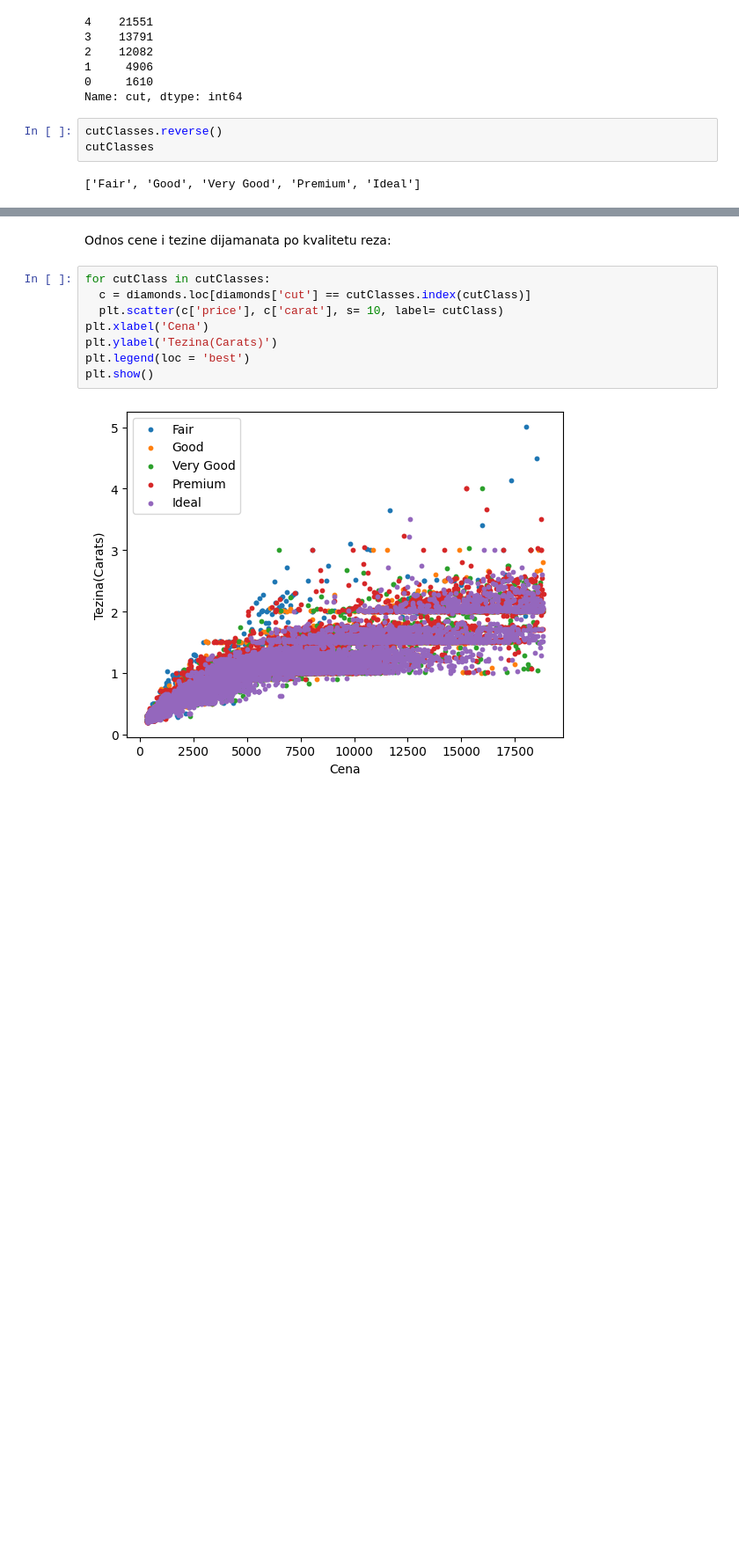
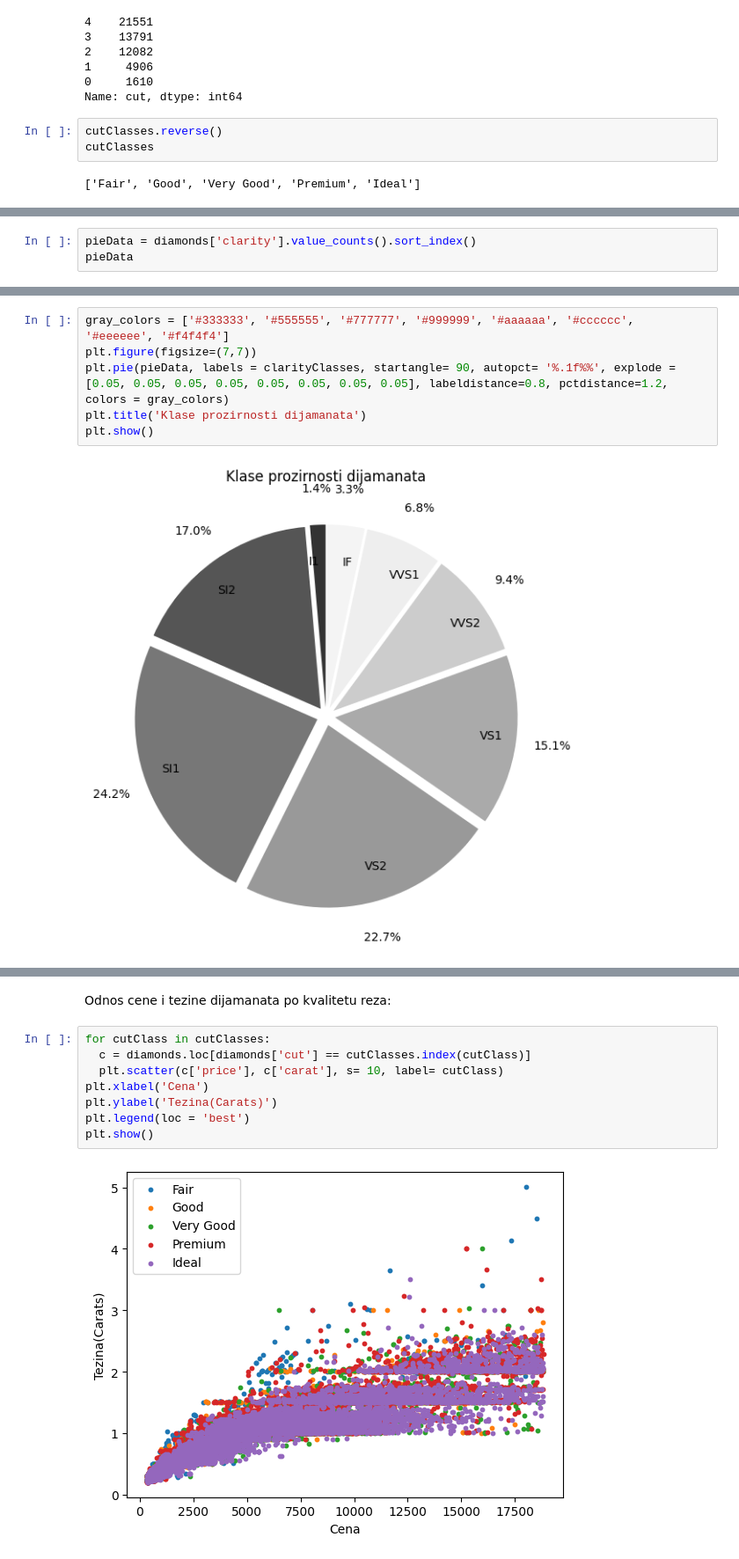
Before and after one commit to MATF-istrazivanje-podataka-1/2023_Data_Mining_Diamonds_Dataset, a Jupyter notebook: data_analysis.ipynb, the cells around one changed output, grey strips where cells are left out. Shown at 88% size. Saved outputs shown, nothing was run; the diff lists cells and outputs as text; blank space fills up the shorter version.

```diff
--- a/data_analysis.ipynb
+++ b/data_analysis.ipynb
@@ -215,0 +264,3 @@ plt.show()
+# %%
+pieData = diamonds['clarity'].value_counts().sort_index()
+pieData
@@ -215,0 +277,8 @@ plt.show()
+# %%
+gray_colors = ['#333333', '#555555', '#777777', '#999999', '#aaaaaa', '#cccccc', '#eeeeee', '#f4f4f4']
+plt.figure(figsize=(7,7))
+plt.pie(pieData, labels = clarityClasses, startangle= 90, autopct= '%.1f%%', explode = [0.05, 0.05, 0.05, 0.05, 0.05, 0.05, 0.05, 0.05], labeldistance=0.8, pctdistance=1.2, colors = gray_colors)
+plt.title('Klase prozirnosti dijamanata')
+plt.show()
+# %% [output]
+[figure, added]
```
Also changed, not shown: parts of 50 cells of this notebook.
